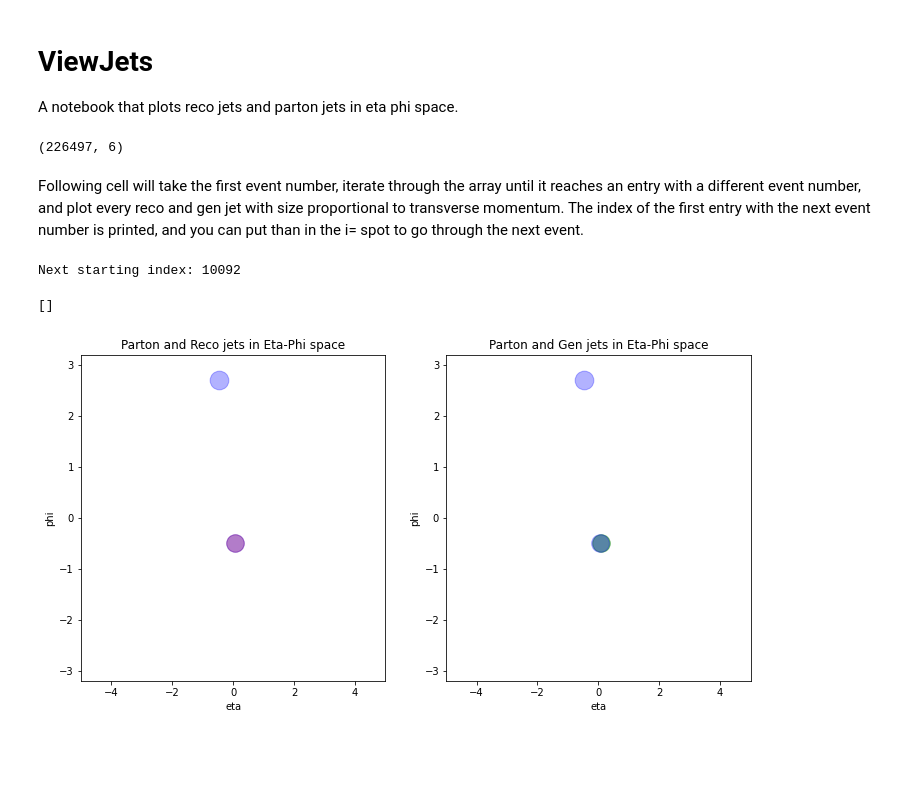
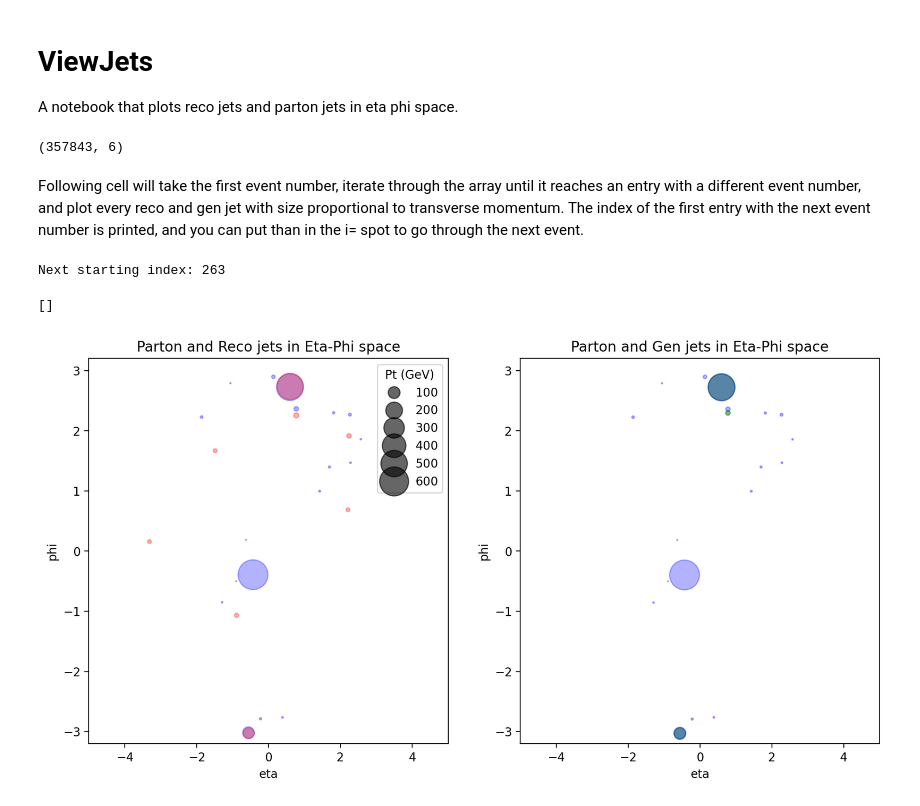
Before and after one commit to jblue1/falcon, a Jupyter notebook: notebooks/viewJets.ipynb, the cells around one changed output. Saved outputs shown, nothing was run; the diff lists cells and outputs as text; code cells hidden in the pictures; blank space fills up the shorter version.

Commit message:
added legends to plot

```diff
--- a/notebooks/viewJets.ipynb
+++ b/notebooks/viewJets.ipynb
@@ -6,42 +6,61 @@ import numpy as np
 import matplotlib.pyplot as plt
 from math import pi
 # %%
-data = np.loadtxt("../data/jetInfo.txt")
+data = np.loadtxt("../data/txt/jetInfoNoCut.txt")
 # %%
 print(data.shape)
 # %% [output]
-(226497, 6)
+(357843, 6)
 # %% [markdown]
 Following cell will take the first event number, iterate through the array until it reaches an entry with a different event number, and plot every reco and gen jet with size proportional to transverse momentum. The index of the first entry with the next event number is printed, and you can put than in the i= spot to go through the next event.
 # %%
-i = 10078
+i = 234
 eventNumber = data[i, 1]
-fig = plt.figure(figsize=[12,6])
+fig = plt.figure(figsize=[12,6], dpi=200)
 ax1 = fig.add_subplot(121)
 ax2 = fig.add_subplot(122)
 ax1.set_xlabel("eta")
 ax1.set_ylabel("phi")
 ax1.set_title("Parton and Reco jets in Eta-Phi space")
 ax1.set_ylim(-3.2, 3.2)
 ax1.set_xlim(-5, 5)
 ax2.set_xlabel("eta")
 ax2.set_ylabel("phi")
 ax2.set_title("Parton and Gen jets in Eta-Phi space")
 ax2.set_ylim(-3.2, 3.2)
 ax2.set_xlim(-5, 5)
+partonEtas = []
+partonPhis = []
+partonPts = []
+recoEtas = []
+recoPhis = []
+recoPts = []
+
 while(eventNumber == data[i, 1]):
     #if (data[i, 0] == 2 and data[i, 2] == 1):
     if (data[i, 0] == 2):
-        ax1.scatter(data[i, 4], data[i, 5], c='r', alpha=0.3, s=data[i, 3])
+        #ax1.scatter(data[i, 4], data[i, 5], c='r', alpha=0.3, s=data[i, 3])
+        recoEtas.append(data[i, 4])
+        recoPhis.append(data[i, 5])
+        recoPts.append(data[i, 3])
     if (data[i, 0] == 1):
         ax2.scatter(data[i, 4], data[i, 5], c='g', alpha=0.5, s=data[i, 3])
-    if (data[i, 0] == 0 and data[i, 3] > 20):
-        ax1.scatter(data[i, 4], data[i, 5], c='b', s=data[i, 3], alpha=0.3)
+    if (data[i, 0] == 0):
+    #if (data[i, 0] == 0):
+        #scatter = ax1.scatter(data[i, 4], data[i, 5], c='b', s=data[i, 3], alpha=0.3)
+        partonEtas.append(data[i, 4])
+        partonPhis.append(data[i, 5])
+        partonPts.append(data[i, 3])
         ax2.scatter(data[i, 4], data[i, 5], c='b', s=data[i, 3], alpha=0.3)
     i += 1
 print("Next starting index: {}".format(i))
+scatter = ax1.scatter(partonEtas, partonPhis, s=partonPts, c='b', alpha=0.3, label="parton")
+ax1.scatter(recoEtas, recoPhis, s=recoPts, c='r', alpha=0.3, label="parton")
+handles, labels = scatter.legend_elements(prop="sizes", alpha=0.6, num=5)
+legend2 = ax1.legend(handles, labels, loc="upper right", title="Pt (GeV)")
+#ax1.legend(loc="lower left")
 plt.plot()
 # %% [output]
-Next starting index: 10092
+Next starting index: 263
 []
-[figure, old version]
+[figure, new version]
```
